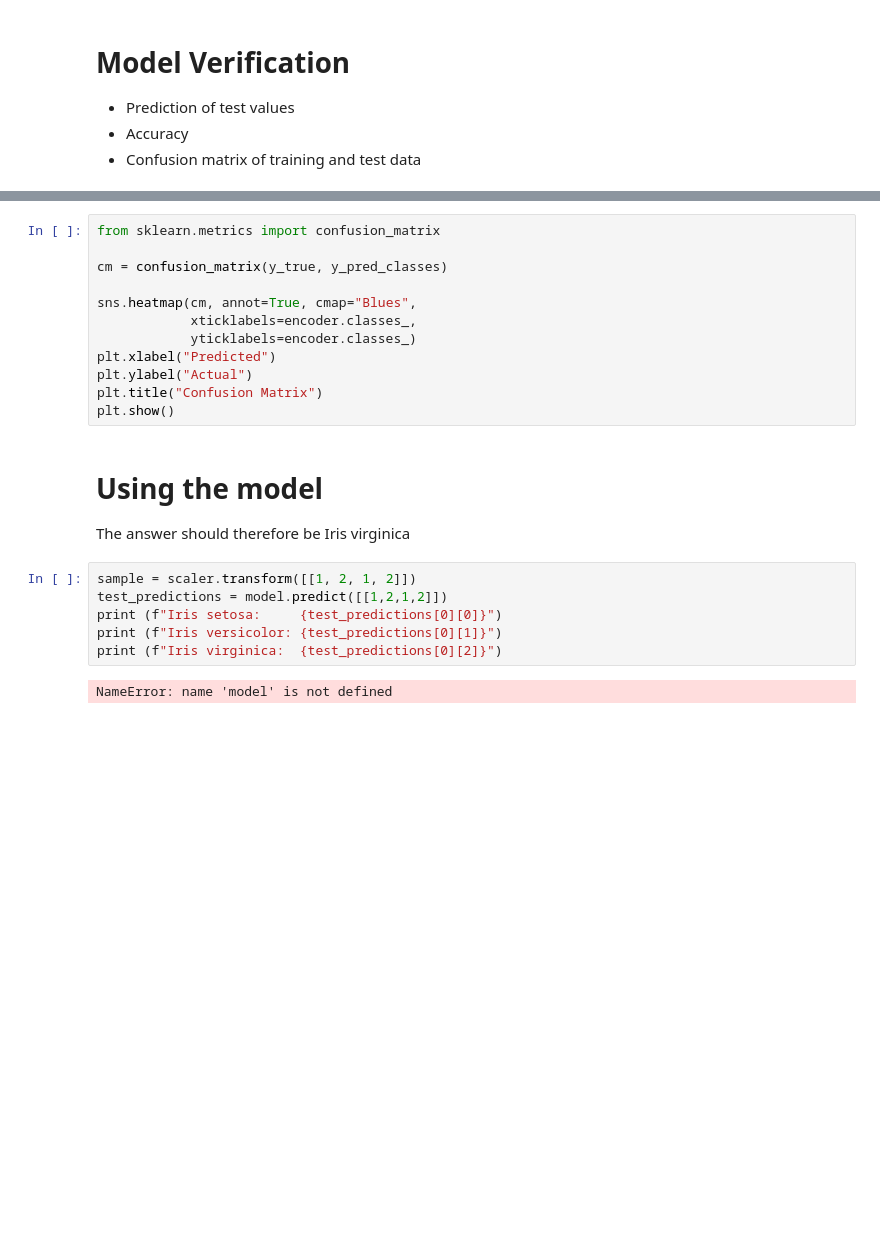
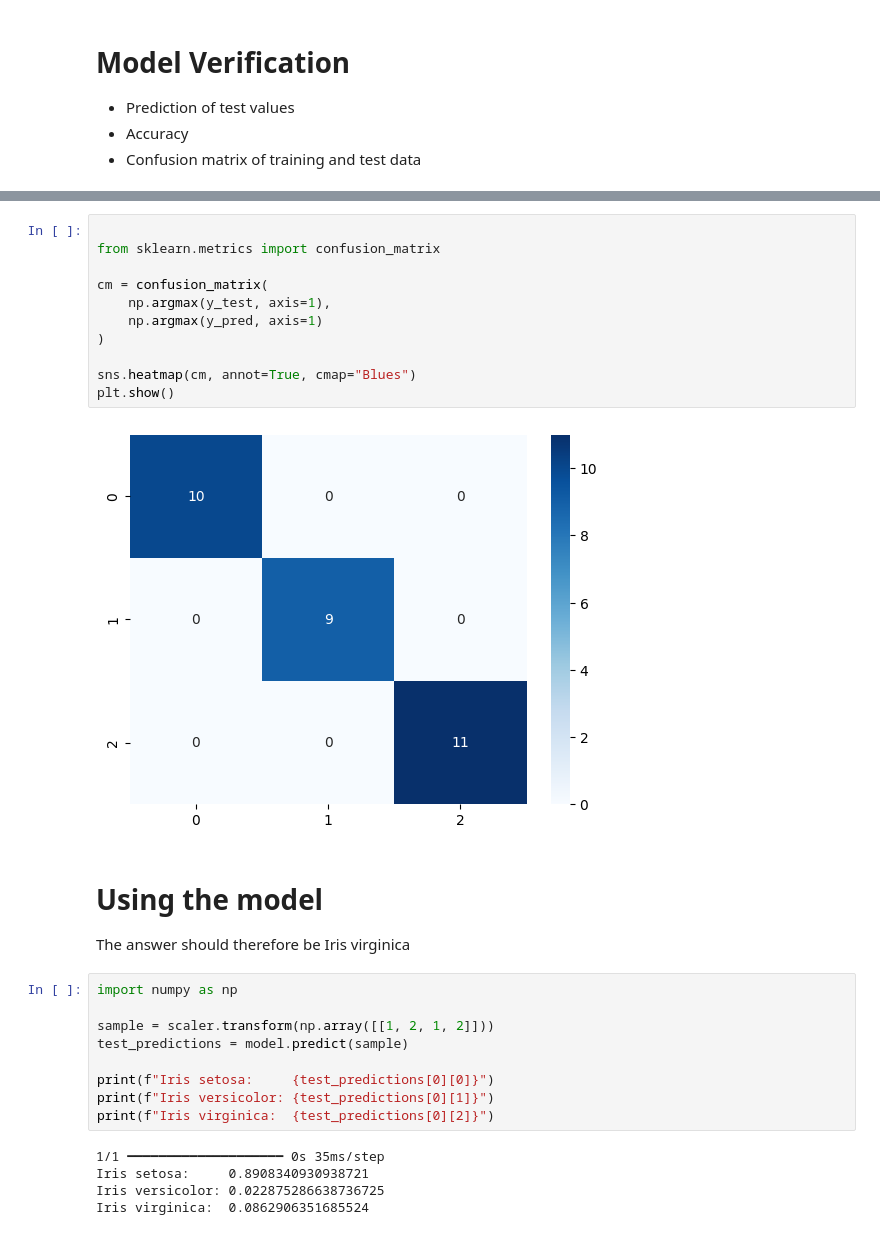
Before and after one commit to University-of-Pardubice/exercises-canistan0, a Jupyter notebook: 10_ANN_classification/10_B_task_iris.ipynb, the cells around one changed output, grey strips where cells are left out. Saved outputs shown, nothing was run; the diff lists cells and outputs as text; blank space fills up the shorter version.

```diff
--- a/10_ANN_classification/10_B_task_iris.ipynb
+++ b/10_ANN_classification/10_B_task_iris.ipynb
@@ -196,23 +261,30 @@ print("Test Accuracy:", accuracy)
 # %%
+
 from sklearn.metrics import confusion_matrix
 
-cm = confusion_matrix(y_true, y_pred_classes)
+cm = confusion_matrix(
+    np.argmax(y_test, axis=1),
+    np.argmax(y_pred, axis=1)
+)
 
-sns.heatmap(cm, annot=True, cmap="Blues",
-            xticklabels=encoder.classes_,
-            yticklabels=encoder.classes_)
-plt.xlabel("Predicted")
-plt.ylabel("Actual")
-plt.title("Confusion Matrix")
+sns.heatmap(cm, annot=True, cmap="Blues")
 plt.show()
+# %% [output]
+[figure, added]
 # %% [markdown]
 # Using the model
 The answer should therefore be Iris virginica
 # %%
-sample = scaler.transform([[1, 2, 1, 2]])
-test_predictions = model.predict([[1,2,1,2]])
-print (f"Iris setosa:     {test_predictions[0][0]}")
-print (f"Iris versicolor: {test_predictions[0][1]}")
-print (f"Iris virginica:  {test_predictions[0][2]}")
+import numpy as np
+
+sample = scaler.transform(np.array([[1, 2, 1, 2]]))
+test_predictions = model.predict(sample)
+
+print(f"Iris setosa:     {test_predictions[0][0]}")
+print(f"Iris versicolor: {test_predictions[0][1]}")
+print(f"Iris virginica:  {test_predictions[0][2]}")
 # %% [output]
-NameError: name 'model' is not defined
+1/1 ━━━━━━━━━━━━━━━━━━━━ 0s 35ms/step
+Iris setosa:     0.8908340930938721
+Iris versicolor: 0.022875286638736725
+Iris virginica:  0.0862906351685524
```
Also changed, not shown: parts of 18 cells of this notebook, 1 other file.
